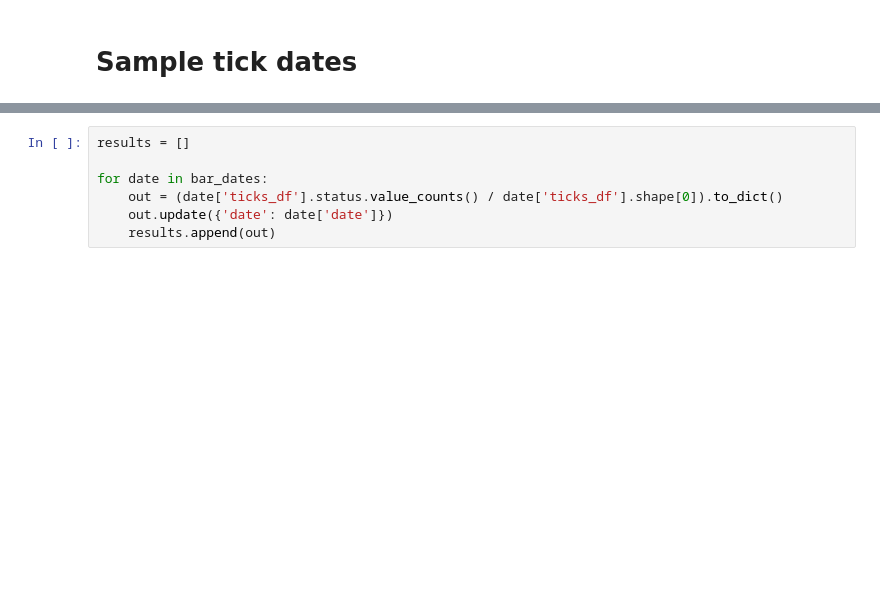
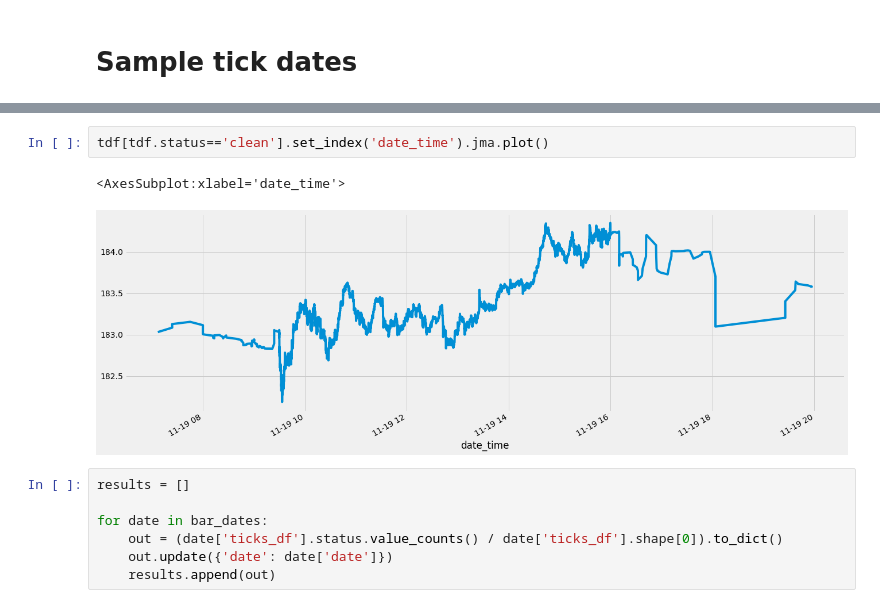
Before and after one commit to bobcolner/pandas-polygon, a Jupyter notebook: nb_bars.ipynb, the cells around one changed output, grey strips where cells are left out. Saved outputs shown, nothing was run; the diff lists cells and outputs as text; blank space fills up the shorter version.

```diff
--- a/nb_bars.ipynb
+++ b/nb_bars.ipynb
@@ -138,3 +159,8 @@ stats_df = bw.bar_dates_stats(stacked_df)
+# %%
+tdf[tdf.status=='clean'].set_index('date_time').jma.plot()
+# %% [output]
+<AxesSubplot:xlabel='date_time'>
+[figure, added]
 # %%
 results = []
 
```
Also changed, not shown: parts of 39 cells of this notebook, 9 other files.
